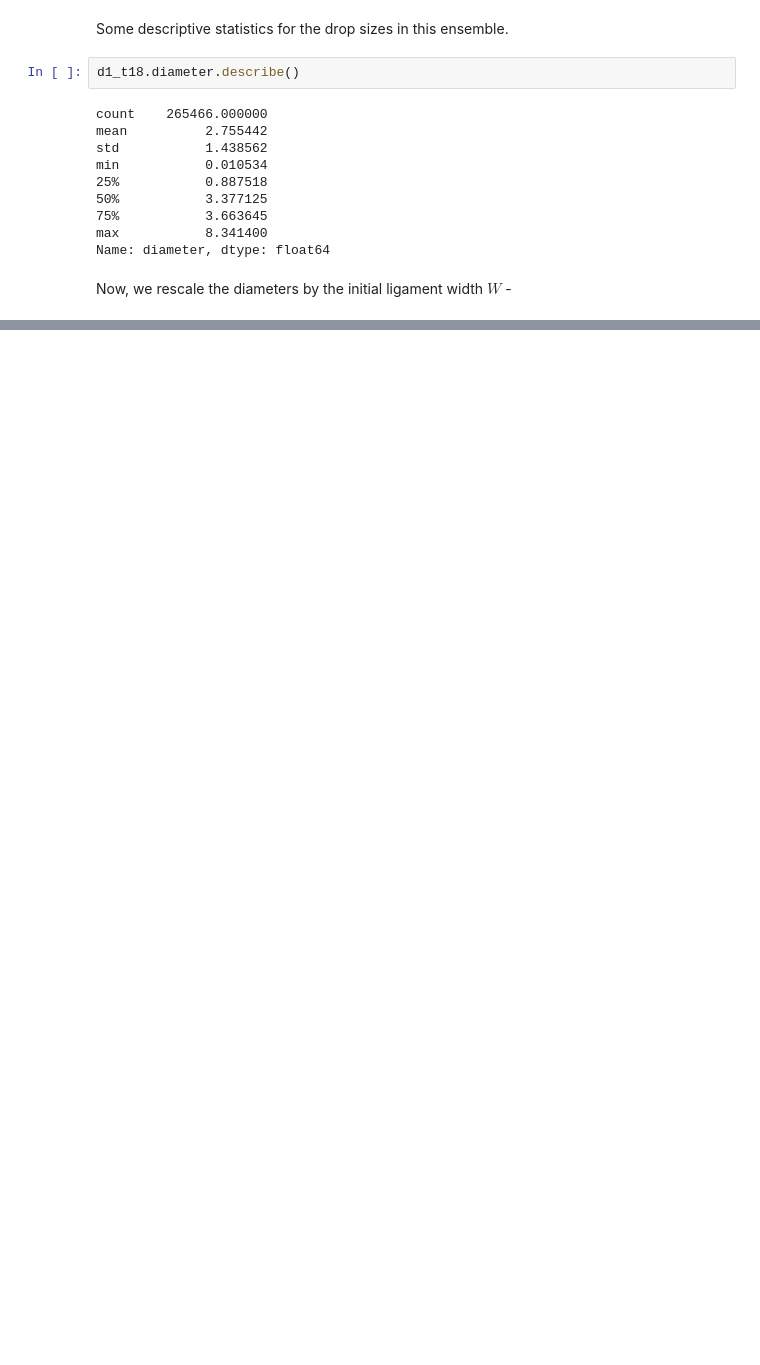
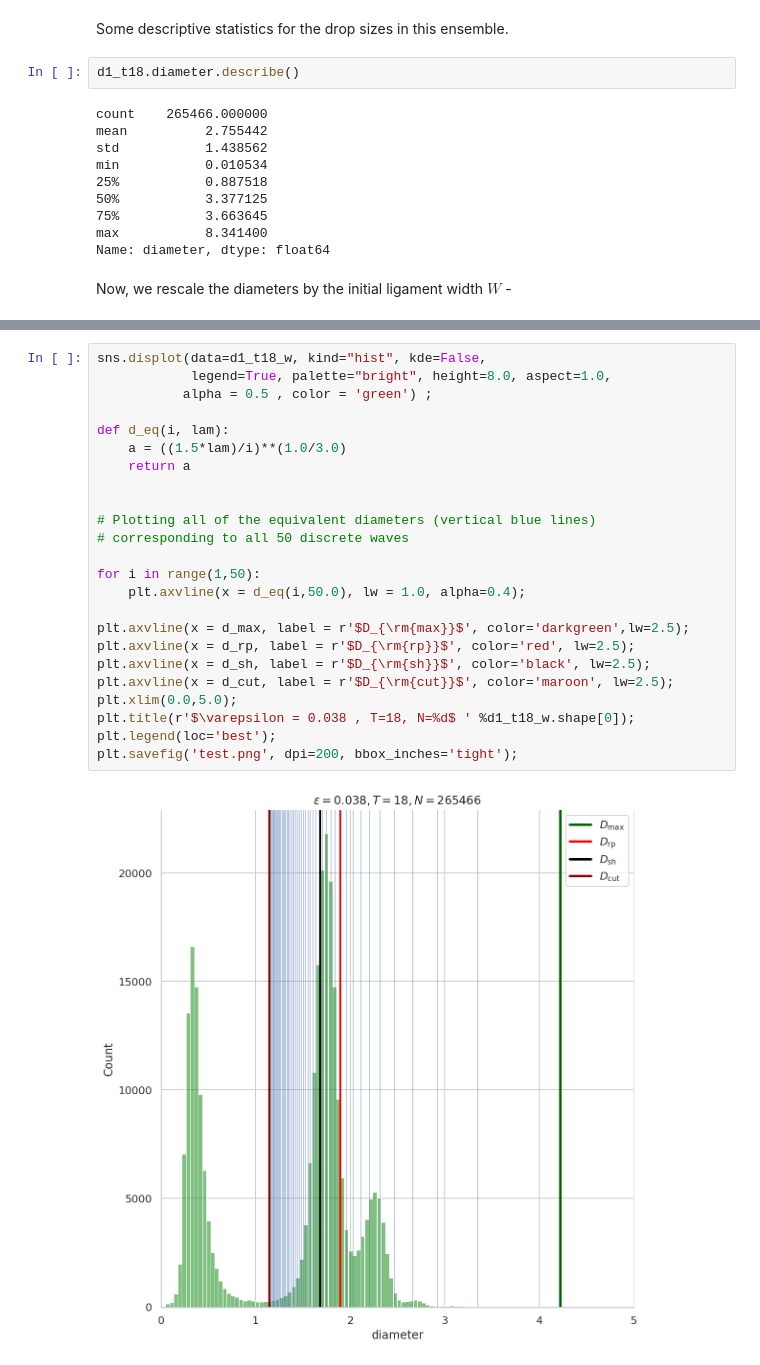
Before and after one commit to palsagar/ligaments_analysis, a Jupyter notebook: test.ipynb, the cells around one changed output, grey strips where cells are left out. Drawn from its saved outputs; the diff is of its cells as text; blank space fills up the shorter version.

```diff
--- a/test.ipynb
+++ b/test.ipynb
@@ -297,0 +307,26 @@ sns.displot(data=d1_t18.loc[d1.time == 18], kind="hist", kde=False, x="diameter"
+# %%
+sns.displot(data=d1_t18_w, kind="hist", kde=False,
+            legend=True, palette="bright", height=8.0, aspect=1.0,
+           alpha = 0.5 , color = 'green') ;
+
+def d_eq(i, lam):
+    a = ((1.5*lam)/i)**(1.0/3.0)
+    return a
+
+
+# Plotting all of the equivalent diameters (vertical blue lines)
+# corresponding to all 50 discrete waves
+
+for i in range(1,50):
+    plt.axvline(x = d_eq(i,50.0), lw = 1.0, alpha=0.4);
+
+plt.axvline(x = d_max, label = r'$D_{\rm{max}}$', color='darkgreen',lw=2.5);
+plt.axvline(x = d_rp, label = r'$D_{\rm{rp}}$', color='red', lw=2.5);
+plt.axvline(x = d_sh, label = r'$D_{\rm{sh}}$', color='black', lw=2.5);
+plt.axvline(x = d_cut, label = r'$D_{\rm{cut}}$', color='maroon', lw=2.5);
+plt.xlim(0.0,5.0);
+plt.title(r'$\varepsilon = 0.038 , T=18, N=%d$ ' %d1_t18_w.shape[0]);
+plt.legend(loc='best');
+plt.savefig('test.png', dpi=200, bbox_inches='tight');
+# %% [output]
+[figure, added]
```
Also changed, not shown: parts of 4 cells of this notebook, 1 other file.
